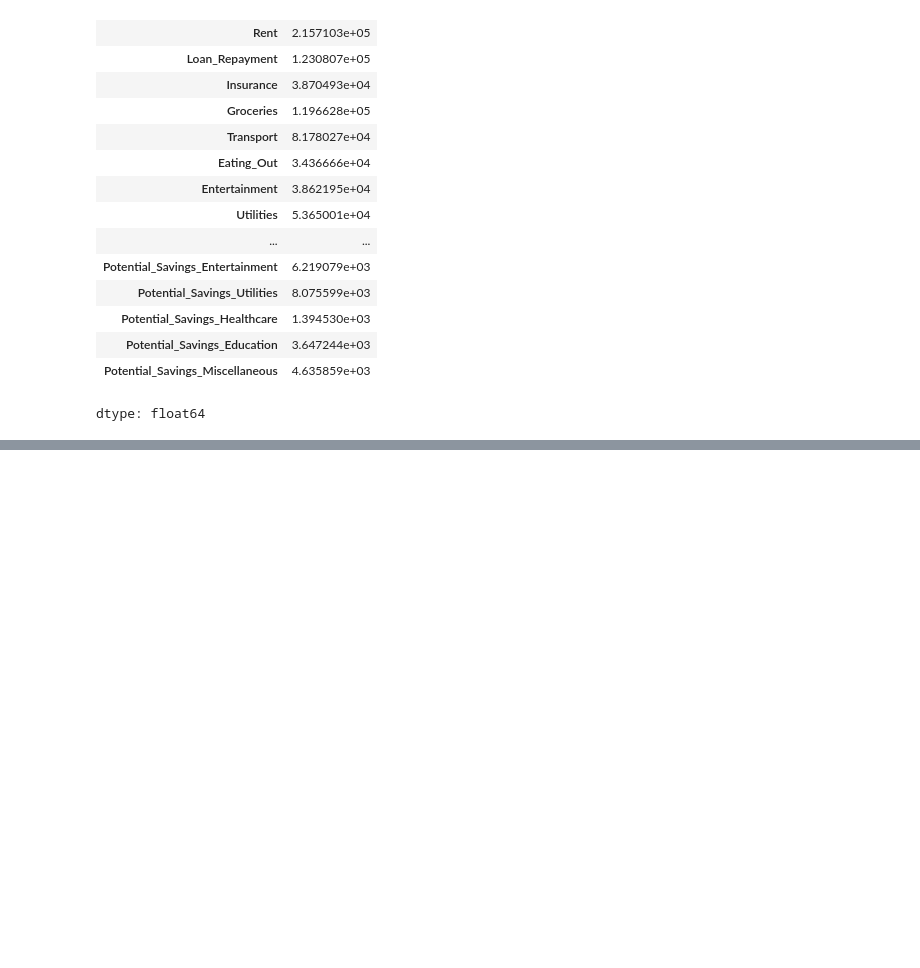
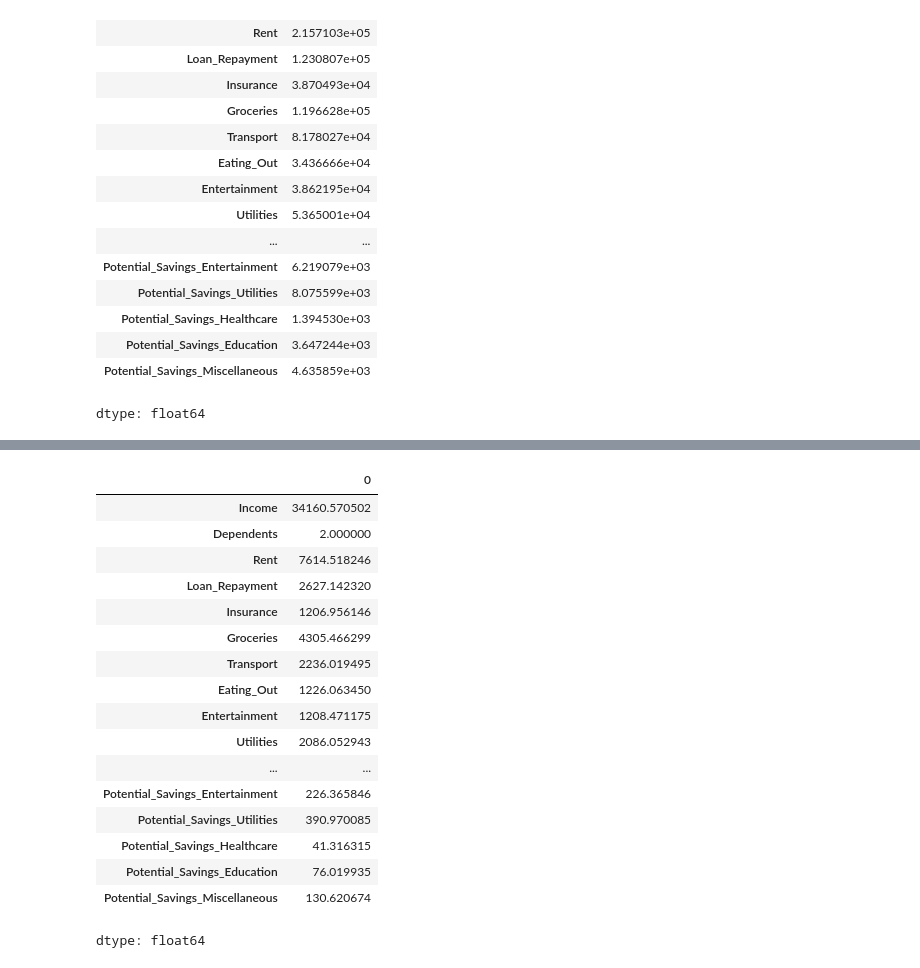
Before and after one commit to SethupathyRajan/data-science, a Jupyter notebook: Ex1DescriptiveAnalysis.ipynb, the cells around one changed output, grey strips where cells are left out. Drawn from its saved outputs; the diff is of its cells as text; code cells hidden in the pictures; blank space fills up the shorter version.

```diff
--- a/Ex1DescriptiveAnalysis.ipynb
+++ b/Ex1DescriptiveAnalysis.ipynb
@@ -193,0 +257,27 @@ dtype: float64
+# %%
+#IQR
+
+Q1 = num_df.quantile(0.25)
+Q3 = num_df.quantile(0.75)
+
+IQR = Q3 - Q1
+IQR
+# %% [output]
+|  | 0 |
+| Income | 34160.570502 |
+| Dependents | 2.000000 |
+| Rent | 7614.518246 |
+| Loan_Repayment | 2627.142320 |
+| Insurance | 1206.956146 |
+| Groceries | 4305.466299 |
+| Transport | 2236.019495 |
+| Eating_Out | 1226.063450 |
+| Entertainment | 1208.471175 |
+| Utilities | 2086.052943 |
+| ... | ... |
+| Potential_Savings_Entertainment | 226.365846 |
+| Potential_Savings_Utilities | 390.970085 |
+| Potential_Savings_Healthcare | 41.316315 |
+| Potential_Savings_Education | 76.019935 |
+| Potential_Savings_Miscellaneous | 130.620674 |
+dtype: float64
```
Also changed, not shown: parts of 7 cells of this notebook.
